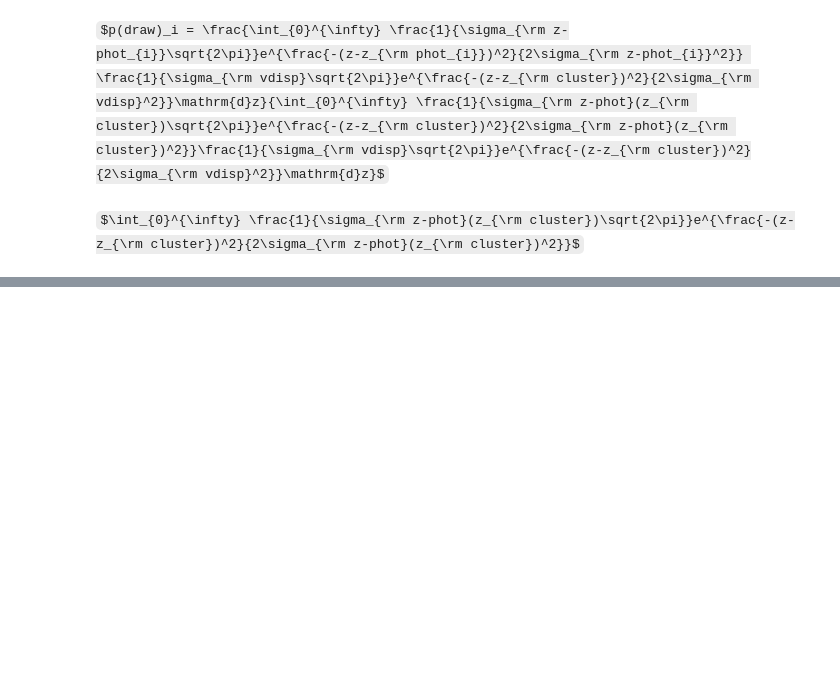
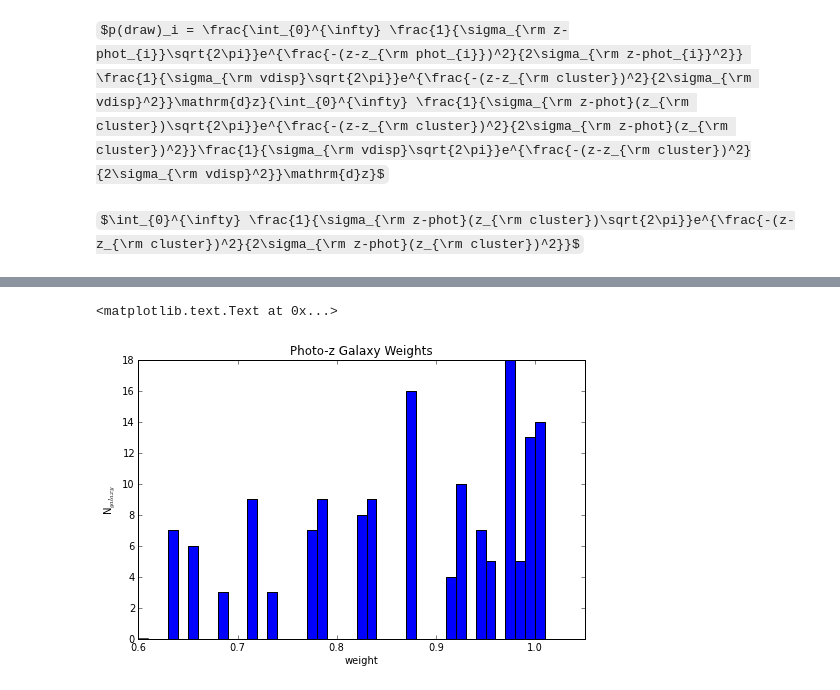
Before and after one commit to wadawson/dissertation, a Jupyter notebook: Chapter4/GalaxyCentroidUncertainty.ipynb, the cells around one changed output, grey strips where cells are left out. Drawn from its saved outputs; the diff is of its cells as text; code cells hidden in the pictures; some formulas as TeX source; blank space fills up the shorter version.

```diff
--- a/Chapter4/GalaxyCentroidUncertainty.ipynb
+++ b/Chapter4/GalaxyCentroidUncertainty.ipynb
@@ -525,0 +567,9 @@ $\int_{0}^{\infty} \frac{1}{\sigma_{\rm z-phot}(z_{\rm cluster})\sqrt{2\pi}}e^{\
+# %%
+hist(weight_zclip[N_spec_zclip:],bins=numpy.arange(0.6,1.05,0.01))
+xlim((0.6,1.05))
+title('Photo-z Galaxy Weights')
+xlabel('weight')
+ylabel('N$_{galaxy}$')
+# %% [output]
+<matplotlib.text.Text at 0x...>
+[figure, added]
```
Also changed, not shown: parts of 22 cells of this notebook, 2 other files.
